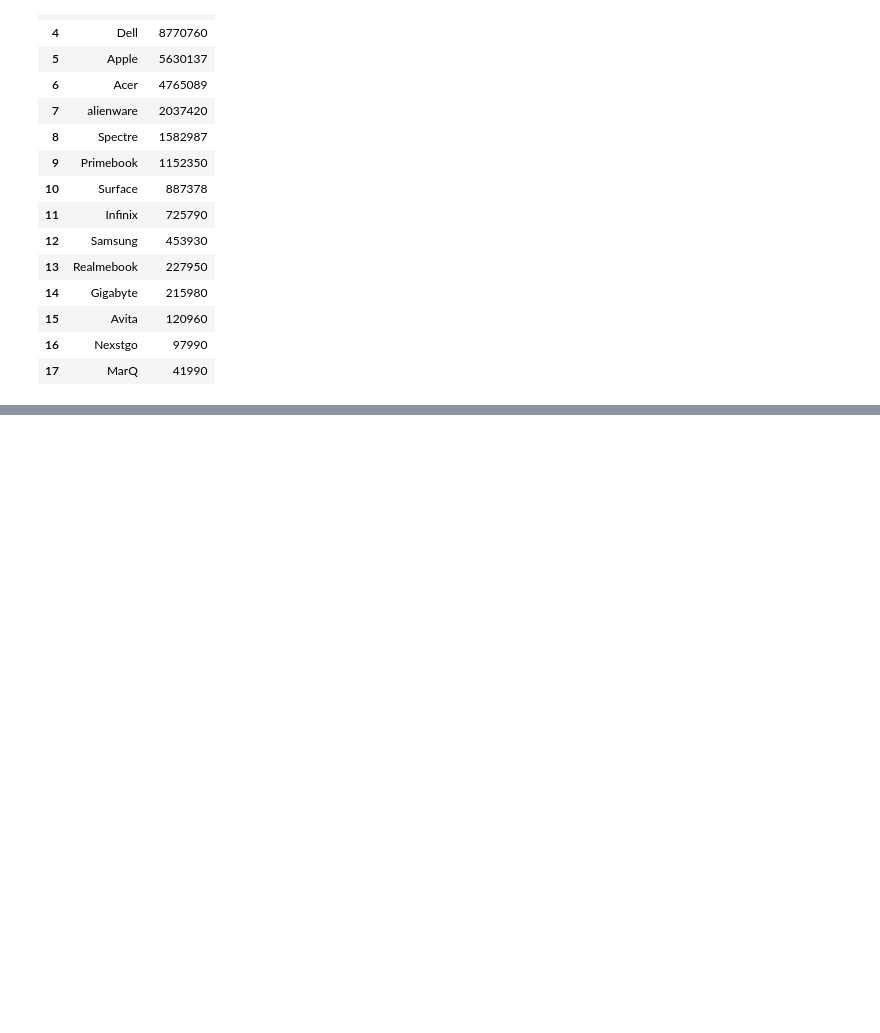
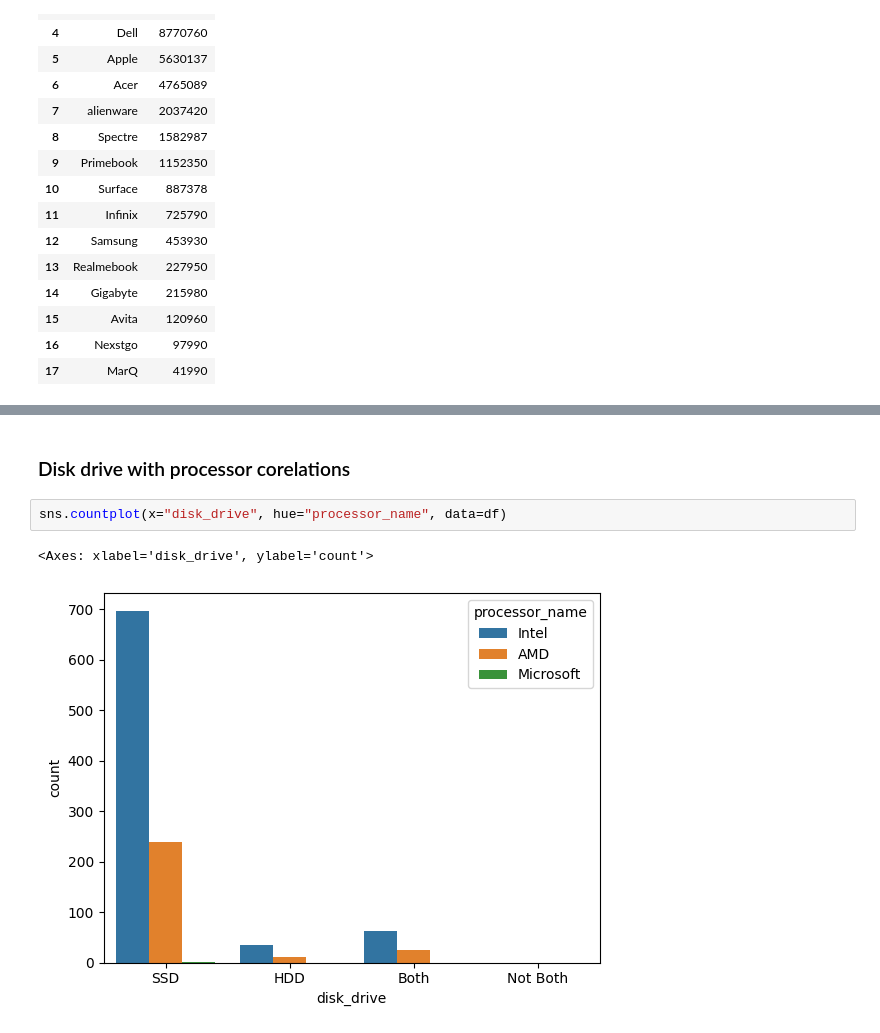
Before and after one commit to TeguhPermana666/Forecasting_Laptop-Price, a Jupyter notebook: EDA.ipynb, the cells around one changed output, grey strips where cells are left out. Saved outputs shown, nothing was run; the diff lists cells and outputs as text; blank space fills up the shorter version.

```diff
--- a/EDA.ipynb
+++ b/EDA.ipynb
@@ -150,0 +149,7 @@ plt.show()
+# %% [markdown]
+### Disk drive with processor corelations
+# %%
+sns.countplot(x="disk_drive", hue="processor_name", data=df)
+# %% [output]
+<Axes: xlabel='disk_drive', ylabel='count'>
+[figure, added]
```
Also changed, not shown: parts of 8 cells of this notebook, 2 other files.
